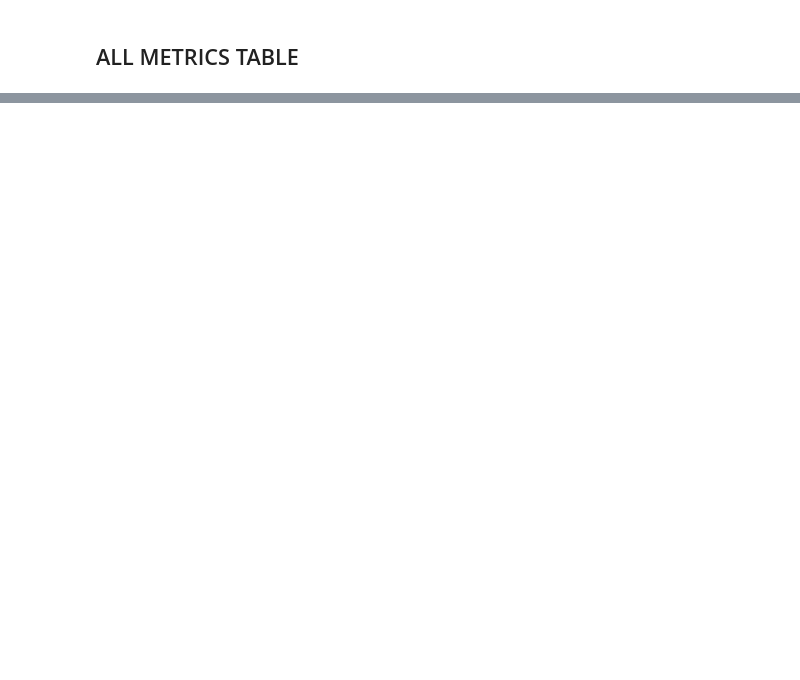
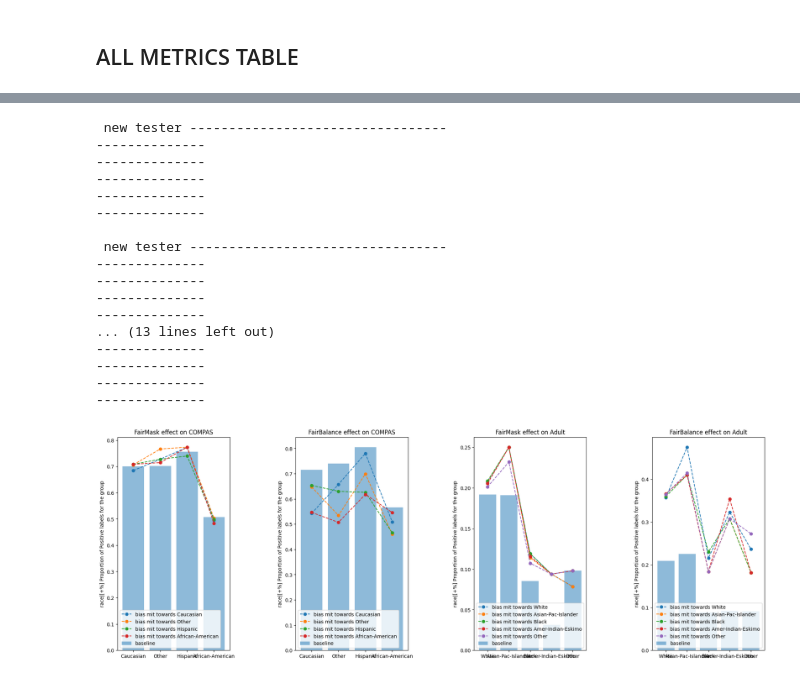
Before and after one commit to cmeinson/COMP0031_group_research, a Jupyter notebook: experiments.ipynb, the cells around one changed output, grey strips where cells are left out. Drawn from its saved outputs; the diff is of its cells as text; code cells hidden in the pictures; blank space fills up the shorter version.

```diff
--- a/experiments.ipynb
+++ b/experiments.ipynb
@@ -150,0 +228,26 @@ race: Other  pos: 10  neg: 34
+# %%
+# proportion of positive lables for each race for one run
+reps = 1
+metric = 'race|'+Metrics.POS
+run_experiment_group(reps, metric, ["race"])
+# same but bias mitigated for sex and race
+run_experiment_group(reps, metric)
+# %% [output]
+ new tester ---------------------------------
+--------------
+--------------
+--------------
+--------------
+--------------
+
+ new tester ---------------------------------
+--------------
+--------------
+--------------
+--------------
+... (13 lines left out)
+--------------
+--------------
+--------------
+--------------
+[figure, added]
```
Also changed, not shown: parts of 25 cells of this notebook, 2 other files.
